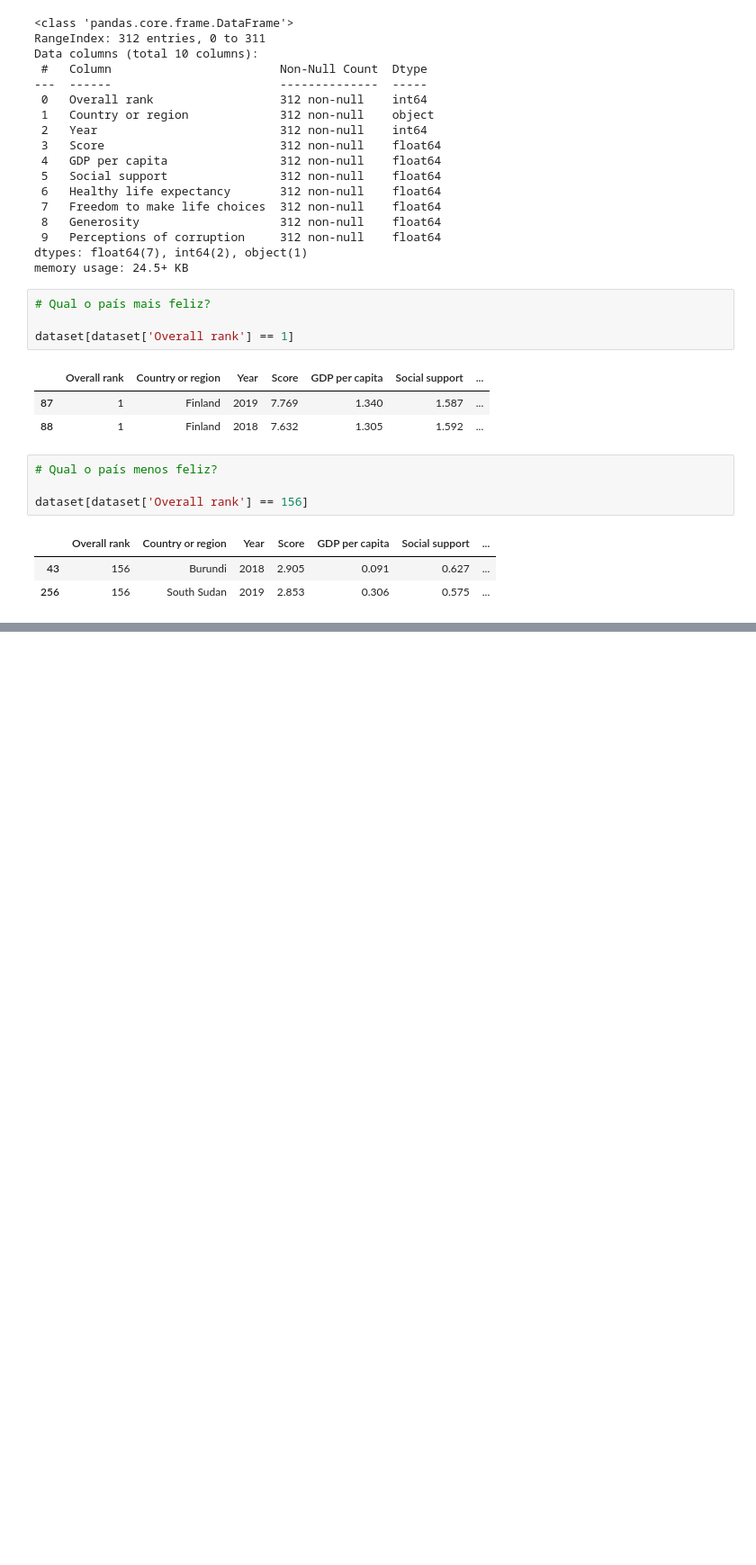
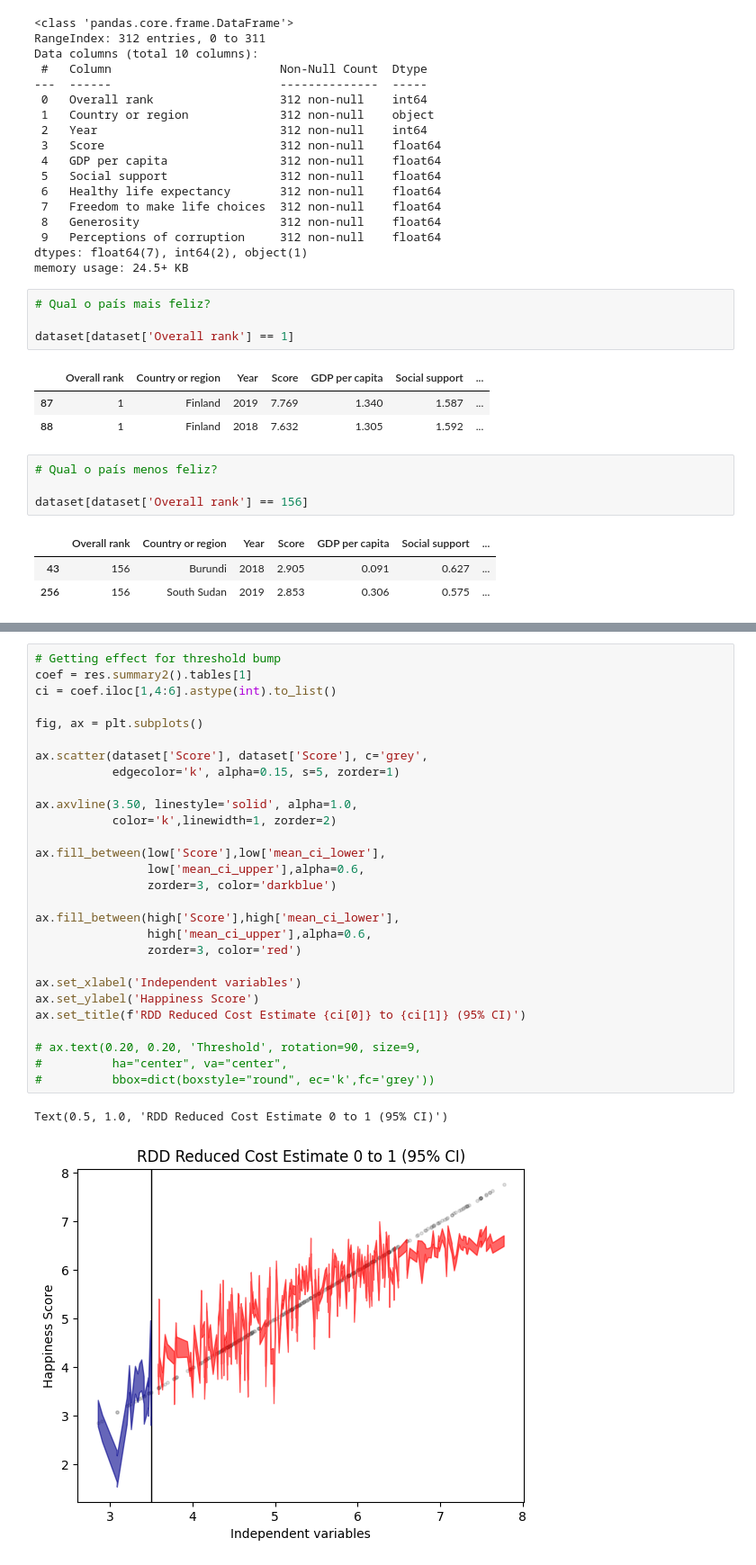
Before and after one commit to cantaruttim/Happiness_Index_Analysis, a Jupyter notebook: HappinesIndex.ipynb, the cells around one changed output, grey strips where cells are left out. Shown at 90% size. Cells and saved outputs as stored; diff of their text form; blank space fills up the shorter version.

```diff
--- a/HappinesIndex.ipynb
+++ b/HappinesIndex.ipynb
@@ -147,0 +243,31 @@ plt.show()
+# %%
+# Getting effect for threshold bump
+coef = res.summary2().tables[1]
+ci = coef.iloc[1,4:6].astype(int).to_list()
+
+fig, ax = plt.subplots()
+
+ax.scatter(dataset['Score'], dataset['Score'], c='grey',
+           edgecolor='k', alpha=0.15, s=5, zorder=1)
+
+ax.axvline(3.50, linestyle='solid', alpha=1.0,
+           color='k',linewidth=1, zorder=2)
+
+ax.fill_between(low['Score'],low['mean_ci_lower'],
+                low['mean_ci_upper'],alpha=0.6,
+                zorder=3, color='darkblue')
+
+ax.fill_between(high['Score'],high['mean_ci_lower'],
+                high['mean_ci_upper'],alpha=0.6,
+                zorder=3, color='red')
+
+ax.set_xlabel('Independent variables')
+ax.set_ylabel('Happiness Score')
+ax.set_title(f'RDD Reduced Cost Estimate {ci[0]} to {ci[1]} (95% CI)')
+
+# ax.text(0.20, 0.20, 'Threshold', rotation=90, size=9,
+#          ha="center", va="center",
+#          bbox=dict(boxstyle="round", ec='k',fc='grey'))
+# %% [output]
+Text(0.5, 1.0, 'RDD Reduced Cost Estimate 0 to 1 (95% CI)')
+[figure, added]
```
Also changed, not shown: parts of 18 cells of this notebook.
